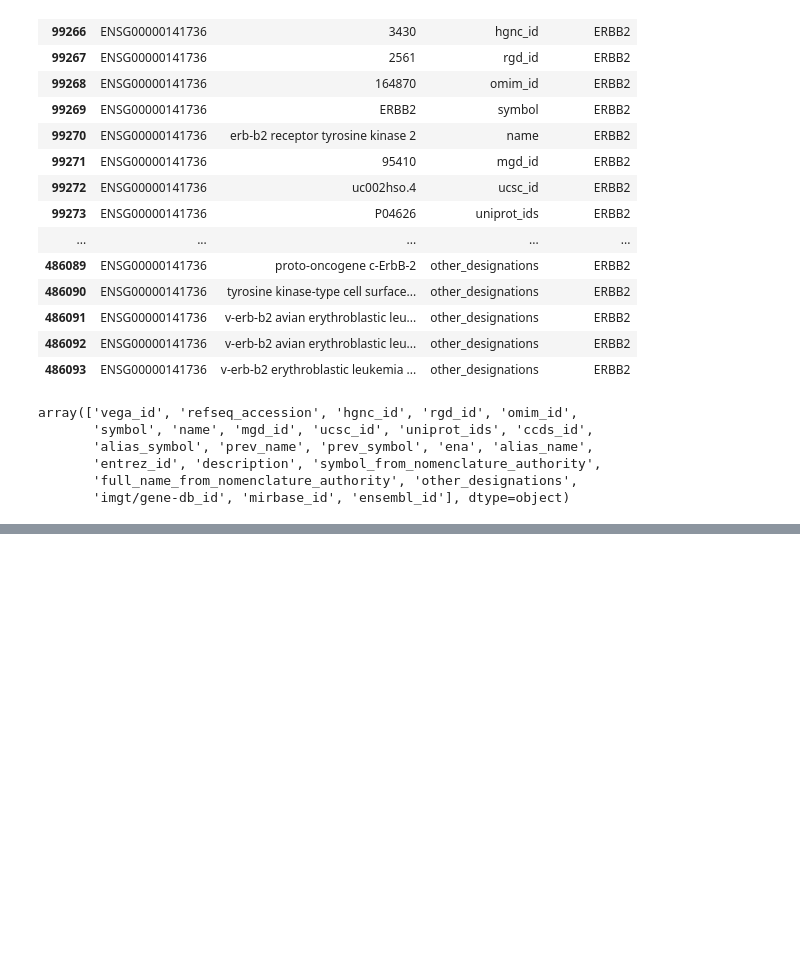
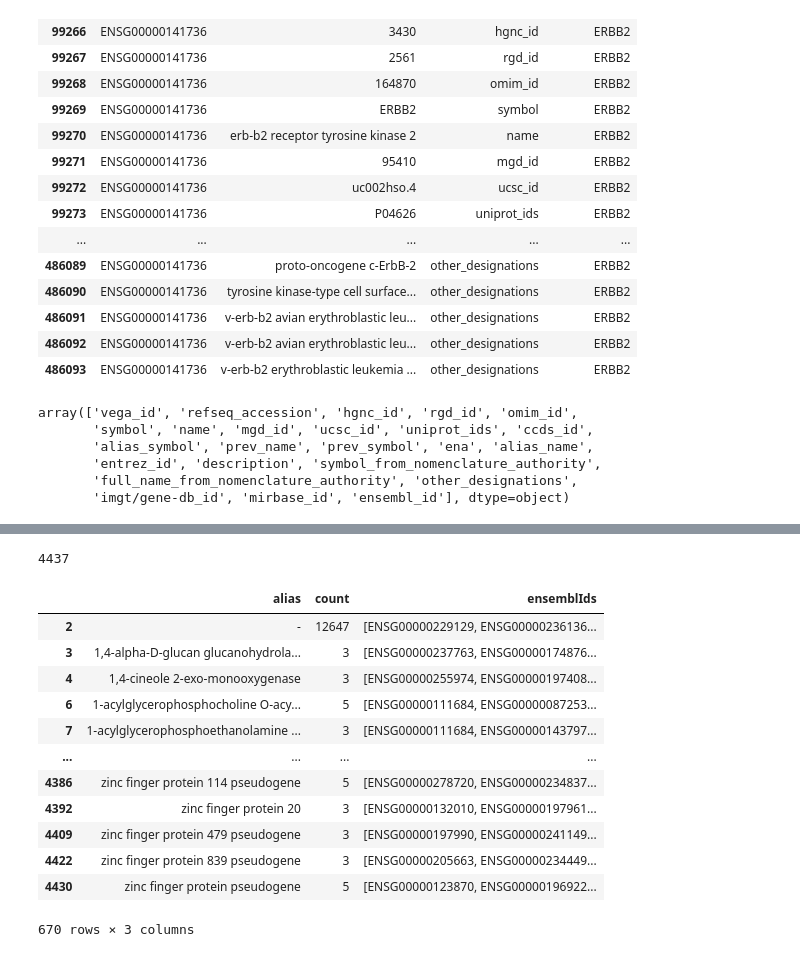
Before and after one commit to DSuveges/random_notebooks, a Jupyter notebook: issue-1393_getting_gene_name_synonyms/synonyms_from_HGNC.ipynb, the cells around one changed output, grey strips where cells are left out. Cells and saved outputs as stored; diff of their text form; code cells hidden in the pictures; blank space fills up the shorter version.

```diff
--- a/issue-1393_getting_gene_name_synonyms/synonyms_from_HGNC.ipynb
+++ b/issue-1393_getting_gene_name_synonyms/synonyms_from_HGNC.ipynb
@@ -427,0 +442,24 @@ merged.to_csv('target_mapping.tsv.gz', sep='\t', compression='infer', index=Fals
+# %%
+# List of columns that are not identifiers or accessions:
+aliases = [
+'symbol',
+ 'name',
+ 'alias_symbol',
+ 'prev_name',
+ 'prev_symbol',
+ 'alias_name',
+ 'description',
+ 'symbol_from_nomenclature_authority',
+ 'full_name_from_nomenclature_authority',
+ 'other_designations'
+]
+
+a_types  = (
+    tm_df.loc[(tm_df.Ensembl == 'ENSG00000142208') &
+         (tm_df.alias_type.isin(aliases))]
+    .groupby(['Ensembl','alias'])
+    .apply(lambda x: x.alias_type.tolist())
+)
+
+a_types.name = 'alias_types'
+a_types_df = pd.DataFrame(a_types)
@@ -427,0 +527,30 @@ merged.to_csv('target_mapping.tsv.gz', sep='\t', compression='infer', index=Fals
+# %%
+ambigous_label = (
+    tm_df
+    .loc[tm_df.alias_type.isin(aliases),['Ensembl','alias']]
+    .drop_duplicates()
+    .groupby('alias')
+    .agg(count=('Ensembl', 'count'), ensemblIds =('Ensembl',lambda x: x.tolist()))
+    .query('count > 1')
+    .reset_index()
+)
+
+len(ambigous_label)
+# %% [output]
+4437
+# %%
+ambigous_label.loc[ambigous_label['count'] > 2]
+# %% [output]
+|  | alias | count | ensemblIds |
+| 2 | - | 12647 | [ENSG00000229129, ENSG00000236136... |
+| 3 | 1,4-alpha-D-glucan glucanohydrola... | 3 | [ENSG00000237763, ENSG00000174876... |
+| 4 | 1,4-cineole 2-exo-monooxygenase | 3 | [ENSG00000255974, ENSG00000197408... |
+| 6 | 1-acylglycerophosphocholine O-acy... | 5 | [ENSG00000111684, ENSG00000087253... |
+| 7 | 1-acylglycerophosphoethanolamine ... | 3 | [ENSG00000111684, ENSG00000143797... |
+| ... | ... | ... | ... |
+| 4386 | zinc finger protein 114 pseudogene | 5 | [ENSG00000278720, ENSG00000234837... |
+| 4392 | zinc finger protein 20 | 3 | [ENSG00000132010, ENSG00000197961... |
+| 4409 | zinc finger protein 479 pseudogene | 3 | [ENSG00000197990, ENSG00000241149... |
+| 4422 | zinc finger protein 839 pseudogene | 3 | [ENSG00000205663, ENSG00000234449... |
+| 4430 | zinc finger protein pseudogene | 5 | [ENSG00000123870, ENSG00000196922... |
+670 rows × 3 columns
```
Also changed, not shown: parts of 4 cells of this notebook, 3 other files.
